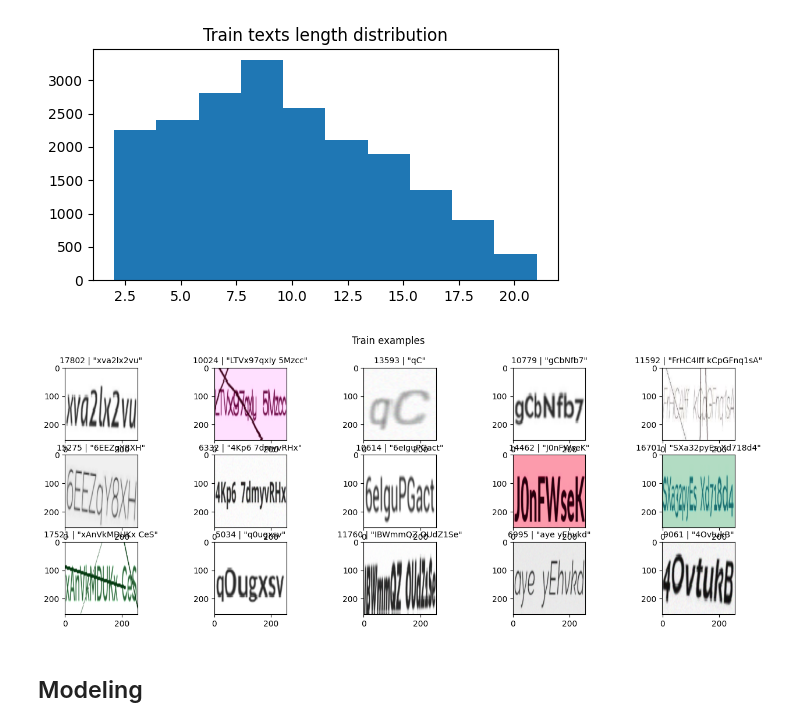
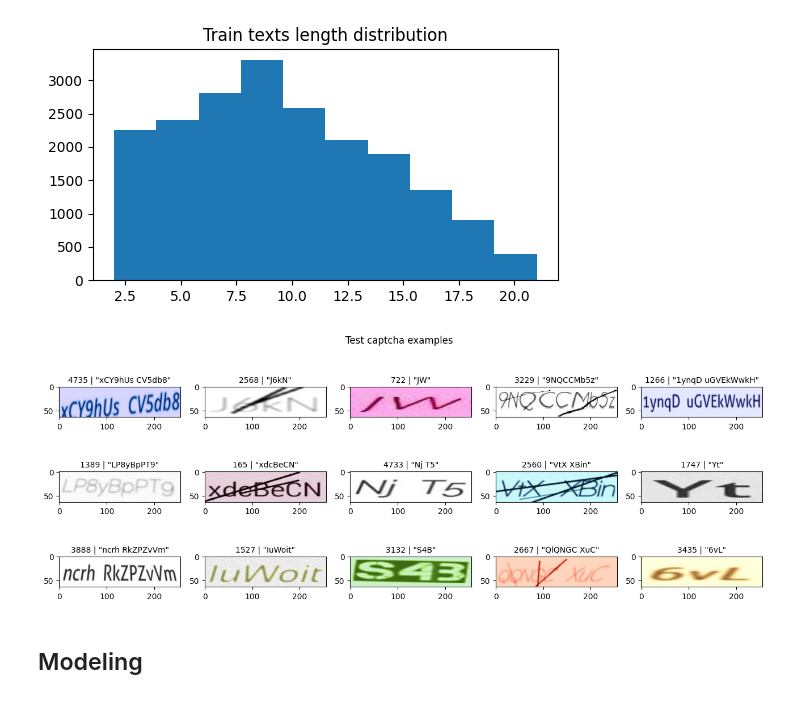
Before and after one commit to hivaze/Captcha-OCR-Models, a Jupyter notebook: training.ipynb, the cells around one changed output. Cells and saved outputs as stored; diff of their text form; code cells hidden in the pictures.

Commit message:
Changed dataset, added README info

```diff
--- a/training.ipynb
+++ b/training.ipynb
@@ -25,10 +25,10 @@ tokenizer.counter.most_common(5)
 # %% [output]
 [(' ', 10061), ('8', 3028), ('S', 3012), ('b', 3006), ('V', 2992)]
 # %%
-train_dataset = OCRDataset('./synthetic_dataset/train/', tokenizer, do_train_transform=True, image_size=(256, 256))  # need quadratic images for vit, 64 h for others
-val_dataset = OCRDataset('./synthetic_dataset/val/', tokenizer, do_train_transform=False, image_size=(256, 256))
-test_dataset = OCRDataset('./synthetic_dataset/test/', tokenizer, do_train_transform=False, image_size=(256, 256))
-test_captchas_dataset = OCRDataset('./synthetic_dataset/test_captchas/', tokenizer, do_train_transform=False, image_size=(256, 256))
+train_dataset = OCRDataset('./synthetic_dataset/train/', tokenizer, do_train_transform=True, image_size=(64, 256))  # need quadratic images for vit, 64 h for others
+val_dataset = OCRDataset('./synthetic_dataset/val/', tokenizer, do_train_transform=False, image_size=(64, 256))
+test_dataset = OCRDataset('./synthetic_dataset/test_clean/', tokenizer, do_train_transform=False, image_size=(64, 256))
+test_captchas_dataset = OCRDataset('./synthetic_dataset/test_captchas/', tokenizer, do_train_transform=False, image_size=(64, 256))
 len(train_dataset), len(val_dataset), len(test_dataset), len(test_captchas_dataset)
 # %% [output]
 (20000, 1500, 5000, 5000)
@@ -42,16 +42,16 @@ plt.show()
 # %%
 fig, axs = plt.subplots(3, 5, figsize=(16, 5.5))
 for i in range(15):
     ax = axs[i // 5][i % 5]
-    random_index = np.random.randint(0, len(train_dataset))
-    ax.imshow(train_dataset.__getitem__(random_index)['image'].permute(1, 2, 0))
+    random_index = np.random.randint(0, len(test_captchas_dataset))
+    ax.imshow(test_captchas_dataset.__getitem__(random_index)['image'].permute(1, 2, 0))
     ax.grid(False)
-    text = "".join(tokenizer.decode(train_dataset[random_index]["labels"]))
+    text = "".join(tokenizer.decode(test_captchas_dataset[random_index]["labels"]))
     ax.set_title(f'{random_index} | "{text}"', fontsize=10)
-fig.suptitle('Train examples')
+fig.suptitle('Test captcha examples')
 plt.show()
 # %% [output]
-[figure, old version]
+[figure, new version]
 # %% [markdown]
 ## Modeling
 # %%
```
Also changed, not shown: 6 other files.
